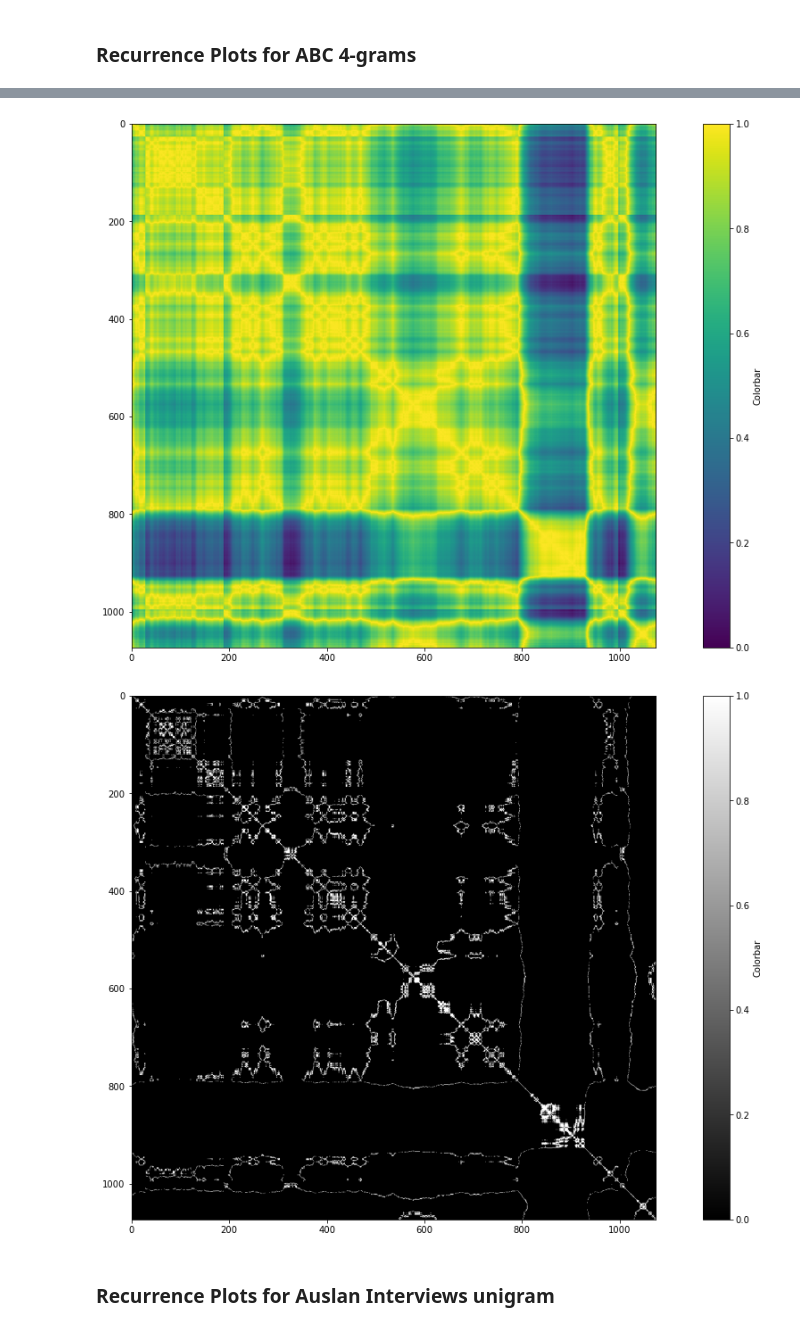
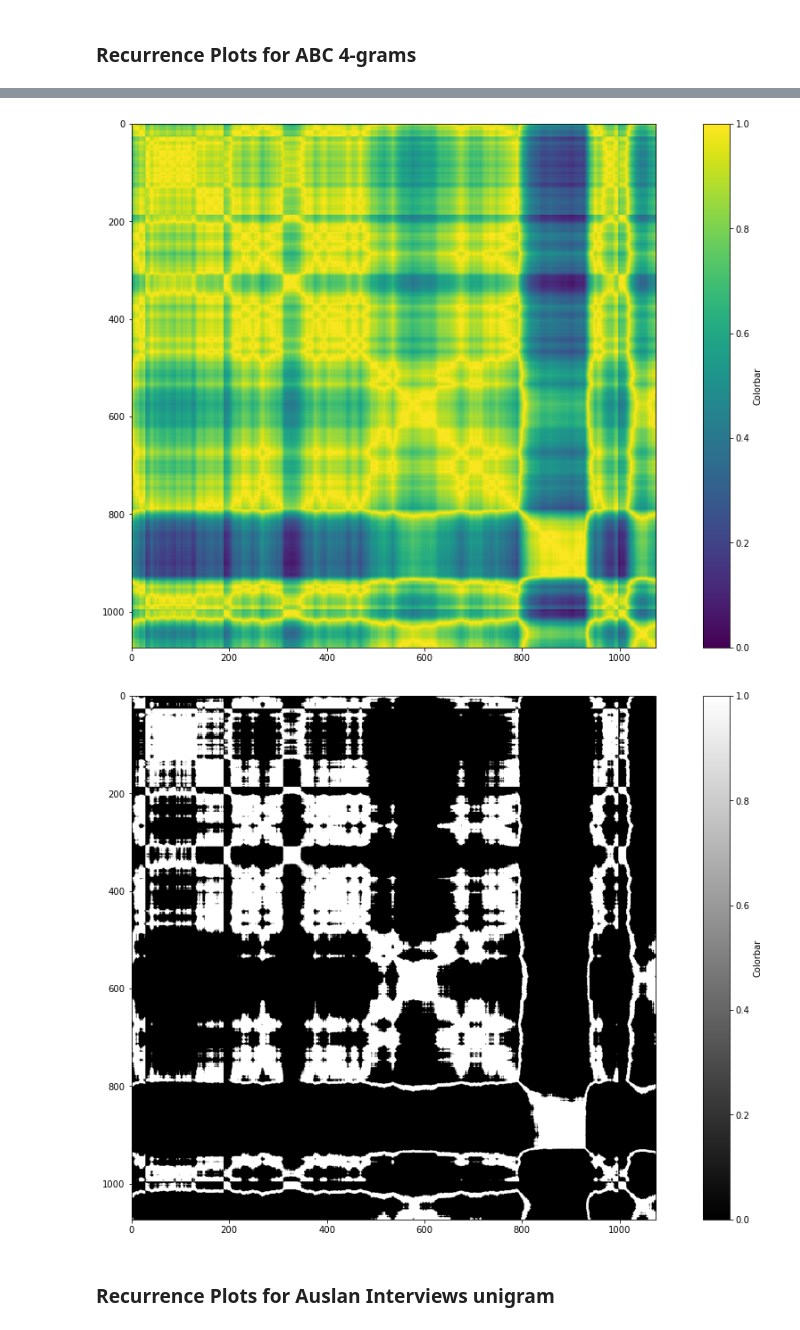
Before and after one commit to tannishpage/AUSLAN_Detection_with_SLAIT_AI, a Jupyter notebook: Recurrence_Plots.ipynb, the cells around one changed output, grey strips where cells are left out. Drawn from its saved outputs; the diff is of its cells as text; code cells hidden in the pictures.

```diff
--- a/Recurrence_Plots.ipynb
+++ b/Recurrence_Plots.ipynb
@@ -180,7 +180,7 @@ EMA = data["EMA"]
 
 # Plotting a recurrence
 distance_matrix_entropy = []
-threshold = 0.99
+threshold = 0.9
 for x in entropy:
     distance_matrix_entropy.append(calculate_dist(x, entropy))
 
@@ -221,5 +221,5 @@ plt.show()
 [figure]
-[figure, old version]
+[figure, new version]
 # %% [markdown]
 ### Recurrence Plots for Auslan Interviews unigram
 # %%
```
Also changed, not shown: parts of 4 cells of this notebook.
